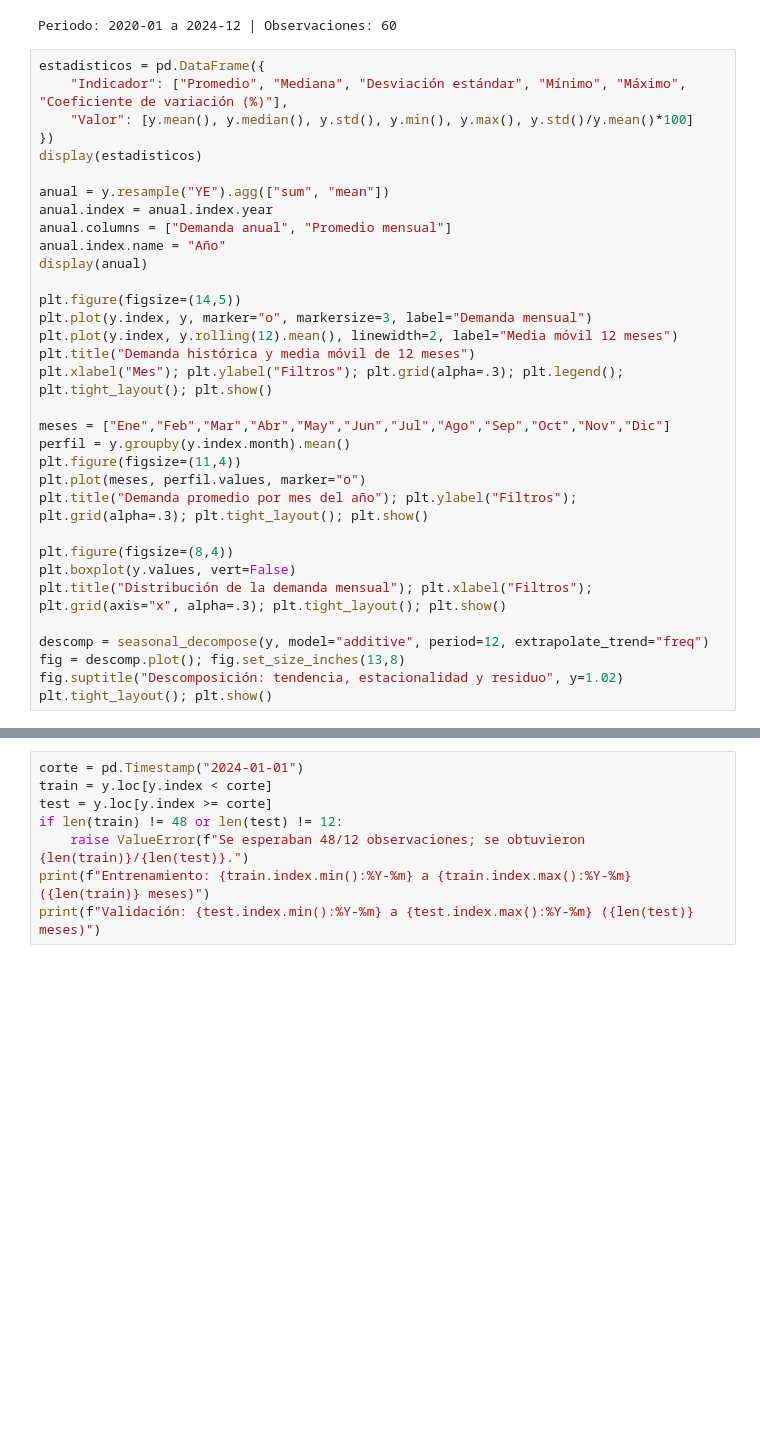
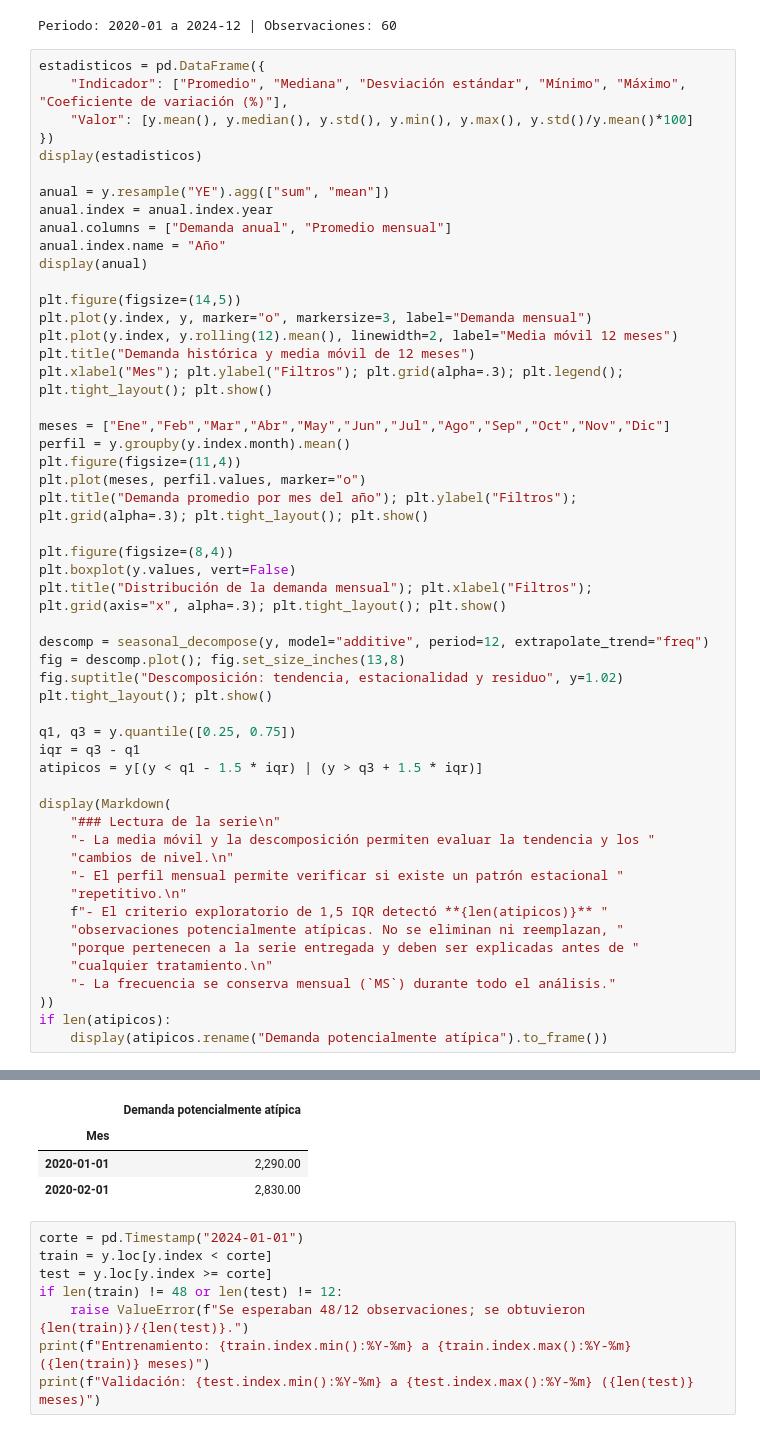
Before and after one commit to JavierLartundoUSS/Proyecto-Gesti-n-de-Operaci-n-Grupo-1, a Jupyter notebook: Grupo1-Gestión-Operaciones.ipynb, the cells around one changed output, grey strips where cells are left out. Drawn from its saved outputs; the diff is of its cells as text; blank space fills up the shorter version.

```diff
--- a/Grupo1-Gestión-Operaciones.ipynb
+++ b/Grupo1-Gestión-Operaciones.ipynb
@@ -104,6 +105,25 @@ descomp = seasonal_decompose(y, model="additive", period=12, extrapolate_trend="
 fig = descomp.plot(); fig.set_size_inches(13,8)
 fig.suptitle("Descomposición: tendencia, estacionalidad y residuo", y=1.02)
 plt.tight_layout(); plt.show()
+
+q1, q3 = y.quantile([0.25, 0.75])
+iqr = q3 - q1
+atipicos = y[(y < q1 - 1.5 * iqr) | (y > q3 + 1.5 * iqr)]
+
+display(Markdown(
+    "### Lectura de la serie\n"
+    "- La media móvil y la descomposición permiten evaluar la tendencia y los "
+    "cambios de nivel.\n"
+    "- El perfil mensual permite verificar si existe un patrón estacional "
+    "repetitivo.\n"
+    f"- El criterio exploratorio de 1,5 IQR detectó **{len(atipicos)}** "
+    "observaciones potencialmente atípicas. No se eliminan ni reemplazan, "
+    "porque pertenecen a la serie entregada y deben ser explicadas antes de "
+    "cualquier tratamiento.\n"
+    "- La frecuencia se conserva mensual (`MS`) durante todo el análisis."
+))
+if len(atipicos):
+    display(atipicos.rename("Demanda potencialmente atípica").to_frame())
 # %% [output]
 |  | Indicador | Valor |
 | 0 | Promedio | 7,497.17 |
@@ -126,3 +151,7 @@ plt.tight_layout(); plt.show()
+|  | Demanda potencialmente atípica |
+| Mes |  |
+| 2020-01-01 | 2,290.00 |
+| 2020-02-01 | 2,830.00 |
 # %%
 corte = pd.Timestamp("2024-01-01")
 train = y.loc[y.index < corte]
```
Also changed, not shown: parts of 12 cells of this notebook, 5 other files.
